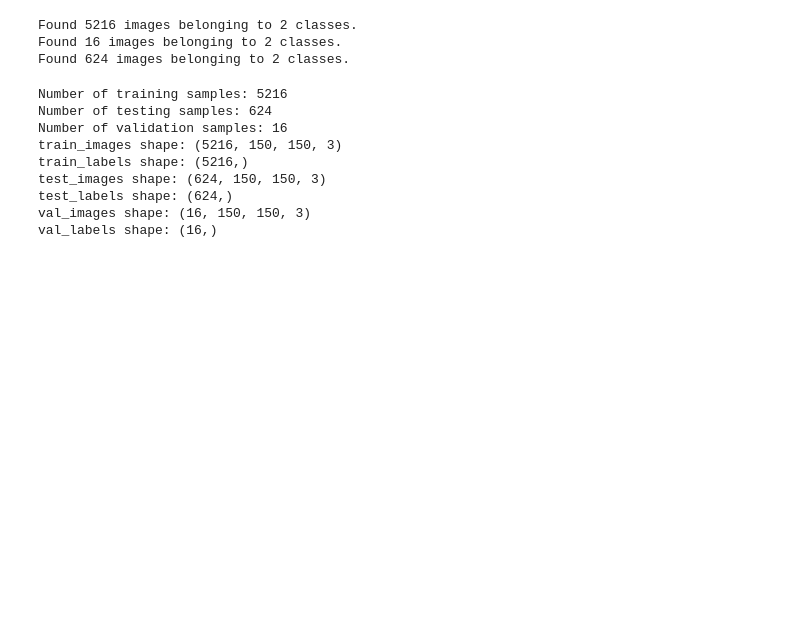
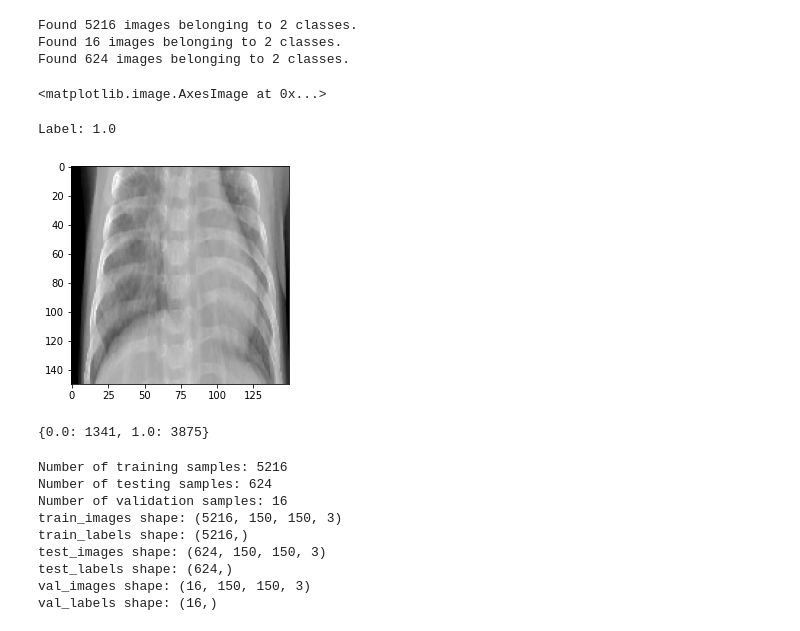
Before and after one commit to ldwilker10/pneumonia_classification, a Jupyter notebook: rough_draft_notebook.ipynb, the cells around one changed output. Drawn from its saved outputs; the diff is of its cells as text; code cells hidden in the pictures; blank space fills up the shorter version.

```diff
--- a/rough_draft_notebook.ipynb
+++ b/rough_draft_notebook.ipynb
@@ -105,6 +117,26 @@ Found 624 images belonging to 2 classes.
 train_images, train_labels = next(train_generator)
 test_images, test_labels = next(test_generator)
 val_images, val_labels = next(val_generator)
+# %%
+sample_image = train_images[1]
+sample_label = train_labels[1]
+display(plt.imshow(sample_image))
+print('Label: {}'.format(sample_label))
+# %% [output]
+<matplotlib.image.AxesImage at 0x...>
+Label: 1.0
+[figure, added]
+# %%
+# Get value counts
+unique_elements, counts = np.unique(train_labels, return_counts=True)
+
+# Combine the unique elements and their counts into a dictionary
+value_counts_dict = dict(zip(unique_elements, counts))
+
+# Print the result
+print(value_counts_dict)
+# %% [output]
+{0.0: 1341, 1.0: 3875}
 # %%
 # Explore your dataset again
 m_train = train_images.shape[0]
```
Also changed, not shown: parts of 12 cells of this notebook.
